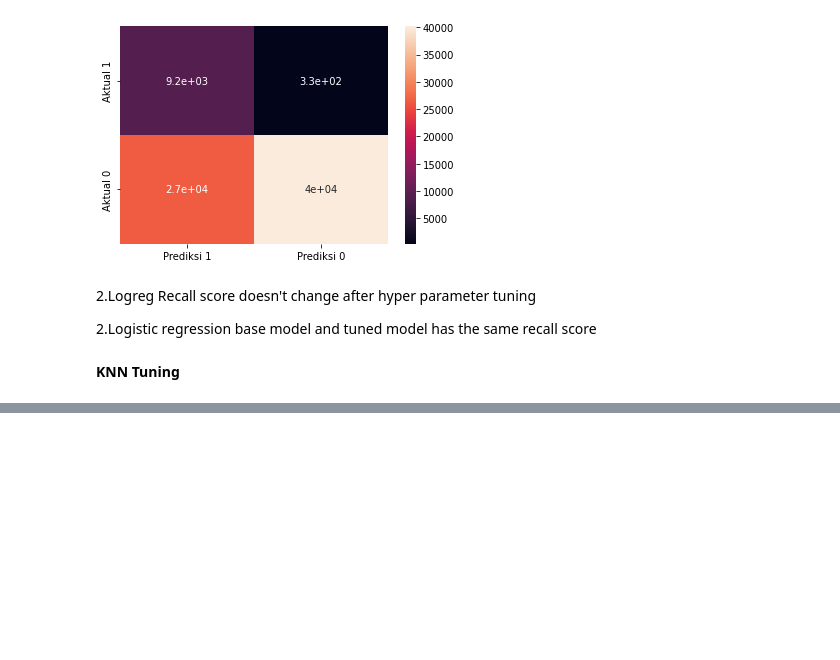
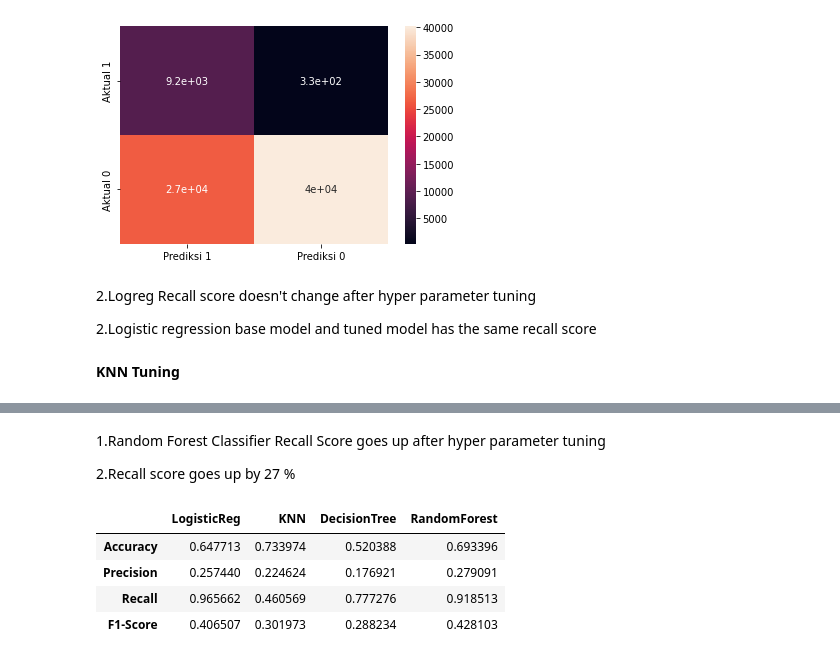
Before and after one commit to tnatani/Health-Insurance-Cross-Sell-Prediction, a Jupyter notebook: Copy_of_HEALTH_INSURANCE_CROSS_SELL_PREDICTION.ipynb, the cells around one changed output, grey strips where cells are left out. Drawn from its saved outputs; the diff is of its cells as text; code cells hidden in the pictures; blank space fills up the shorter version.

```diff
--- a/Copy_of_HEALTH_INSURANCE_CROSS_SELL_PREDICTION.ipynb
+++ b/Copy_of_HEALTH_INSURANCE_CROSS_SELL_PREDICTION.ipynb
@@ -792,0 +946,2 @@ sns.heatmap(df_logreg_tuned, annot = True)
+# %%
+model_RF_tuned.fit(X_train_sm,y_train_sm)
@@ -792,0 +974,7 @@ sns.heatmap(df_logreg_tuned, annot = True)
+# %%
+acc_RF_tuned = accuracy_score(y_test, y_tuned_RF)
+prec_RF_tuned = precision_score(y_test, y_tuned_RF)
+rec_RF_tuned = recall_score(y_test, y_tuned_RF)
+f1_RF_tuned = f1_score(y_test,y_tuned_RF)
+
+print(classification_report(y_test, y_tuned_RF))
@@ -792,0 +1002,21 @@ sns.heatmap(df_logreg_tuned, annot = True)
+# %% [markdown]
+1.Random Forest Classifier Recall Score goes up after hyper parameter tuning
+
+
+2.Recall score goes up by 27 %
+# %%
+eva_mat_tuned = {
+    "LogisticReg": [acc_logreg_tuned, prec_logreg_tuned, rec_logreg_tuned, f1_logreg_tuned],
+    "KNN": [acc_KNN_tuned, prec_KNN_tuned, rec_KNN_tuned, f1_KNN_tuned],
+    "DecisionTree": [acc_DT_tuned, prec_DT_tuned, rec_DT_tuned, f1_DT_tuned],
+    "RandomForest" : [acc_RF_tuned, prec_RF_tuned, rec_RF_tuned, f1_RF_tuned]
+    }
+
+eva_tuned = pd.DataFrame(data = eva_mat_tuned, index = ['Accuracy', 'Precision', 'Recall', 'F1-Score'])
+eva_tuned
+# %% [output]
+|  | LogisticReg | KNN | DecisionTree | RandomForest |
+| Accuracy | 0.647713 | 0.733974 | 0.520388 | 0.693396 |
+| Precision | 0.257440 | 0.224624 | 0.176921 | 0.279091 |
+| Recall | 0.965662 | 0.460569 | 0.777276 | 0.918513 |
+| F1-Score | 0.406507 | 0.301973 | 0.288234 | 0.428103 |
```
Also changed, not shown: parts of 31 cells of this notebook.
